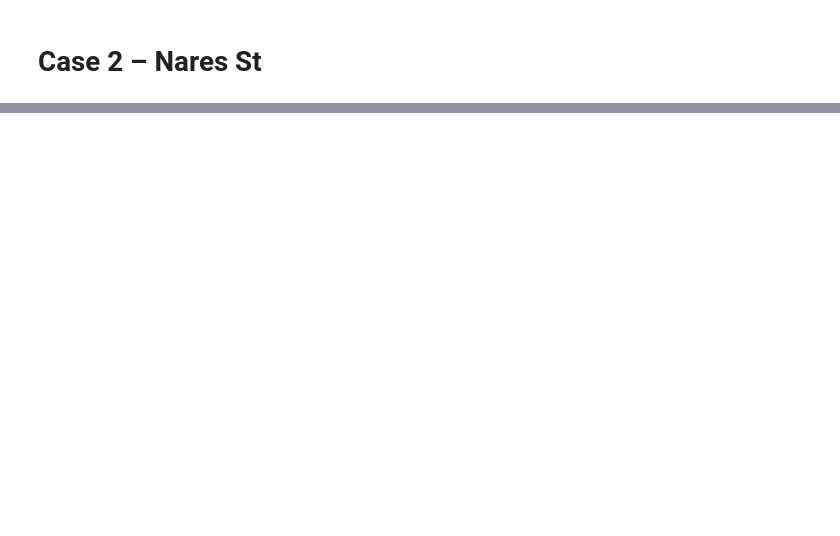
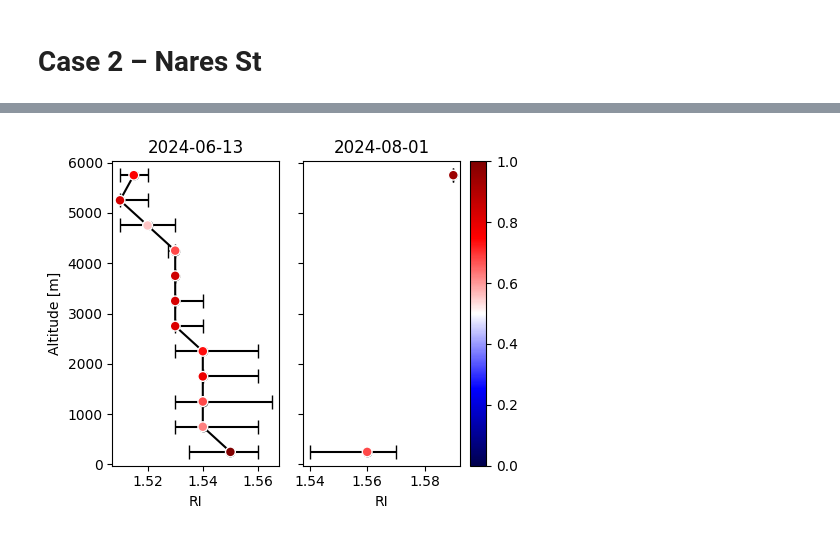
Before and after one commit to csoloff/ARCSIX_DASH_RI, a Jupyter notebook: scripts/02_cases.ipynb, the cells around one changed output, grey strips where cells are left out. Saved outputs shown, nothing was run; the diff lists cells and outputs as text; code cells hidden in the pictures; blank space fills up the shorter version.

```diff
--- a/scripts/02_cases.ipynb
+++ b/scripts/02_cases.ipynb
@@ -155,0 +205,14 @@ data
+# %%
+d3a = pick_day(d, '2024-06-13')
+d3a = d3a[(d3a.s > 46254) & (d3a.s < 51907)]
+
+d3b = pick_day(d, '2024-08-01')
+d3b = d3b[(d3b.s > 47197) & (d3b.s < 51154)]
+d3 = [d3a, d3b]
+# %%
+for i in range(0,2):
+    if i == 0:
+        Dps = sorted(d3[i].Dp.unique())
+    for j in range(len(Dps)):
+        print(Dps[j], len(d3[i][d3[i].Dp == Dps[j]]))
+    print('')
@@ -155,0 +240,38 @@ data
+# %%
+fig,axes = plt.subplots(1,2, sharey=True, figsize=(5,4), width_ratios=[1, 1.1])
+for i in range(2):
+    di = d3[i][d3[i].Dp == 200].copy()
+    di['altitude_bin'] = pd.cut(di['GPS_Altitude'], bins=np.arange(0, di['GPS_Altitude'].max() + 500, 500))
+
+    ax = axes[i]
+    ax.set_title('2024-06-13' if i == 0 else '2024-08-01')
+
+    grouped = di.groupby('altitude_bin').agg(
+        count=('RI', 'count'),
+        median_k_obs=('RI', 'median'),
+        q25_k_obs=('RI', lambda x: np.nan if x.empty else np.quantile(x, 0.25)),
+        q75_k_obs=('RI', lambda x: np.nan if x.empty else np.quantile(x, 0.75)),
+        median_OMF=('OMF', 'mean')
+    ).reset_index()
+    # Extract the midpoint of each bin for plotting
+    grouped['altitude_mid'] = grouped['altitude_bin'].apply(lambda x: x.mid)
+    ax.errorbar(grouped['median_k_obs'], grouped['altitude_mid'],
+            xerr=[grouped['median_k_obs'] - grouped['q25_k_obs'], grouped['q75_k_obs'] - grouped['median_k_obs']], yerr=None, fmt='o', capsize=5, label='Median with 25-75% quantiles', ls='-', zorder=1, c='black')
+    b = ax.scatter(grouped['median_k_obs'], grouped['altitude_mid'], c=grouped['median_OMF'], cmap='seismic', label='Median OMF', zorder=10, vmin = 0, vmax=1, linestyle='-', s=50, edgecolors='w')
+
+
+
+
+
+    ax.set_xlabel('RI')
+# Create a divider for the existing axes instance
+divider = make_axes_locatable(axes[1])
+cax = divider.append_axes("right", size="10%", pad=0.1)
+
+# Create colorbar in the new axes
+cbar = fig.colorbar(b, cax=cax)
+axes[0].set_ylabel('Altitude [m]')
+plt.tight_layout()
+plt.savefig('../figures/3_alt.png', dpi=300, bbox_inches = 'tight')
+# %% [output]
+[figure, added]
```
Also changed, not shown: parts of 14 cells of this notebook.
